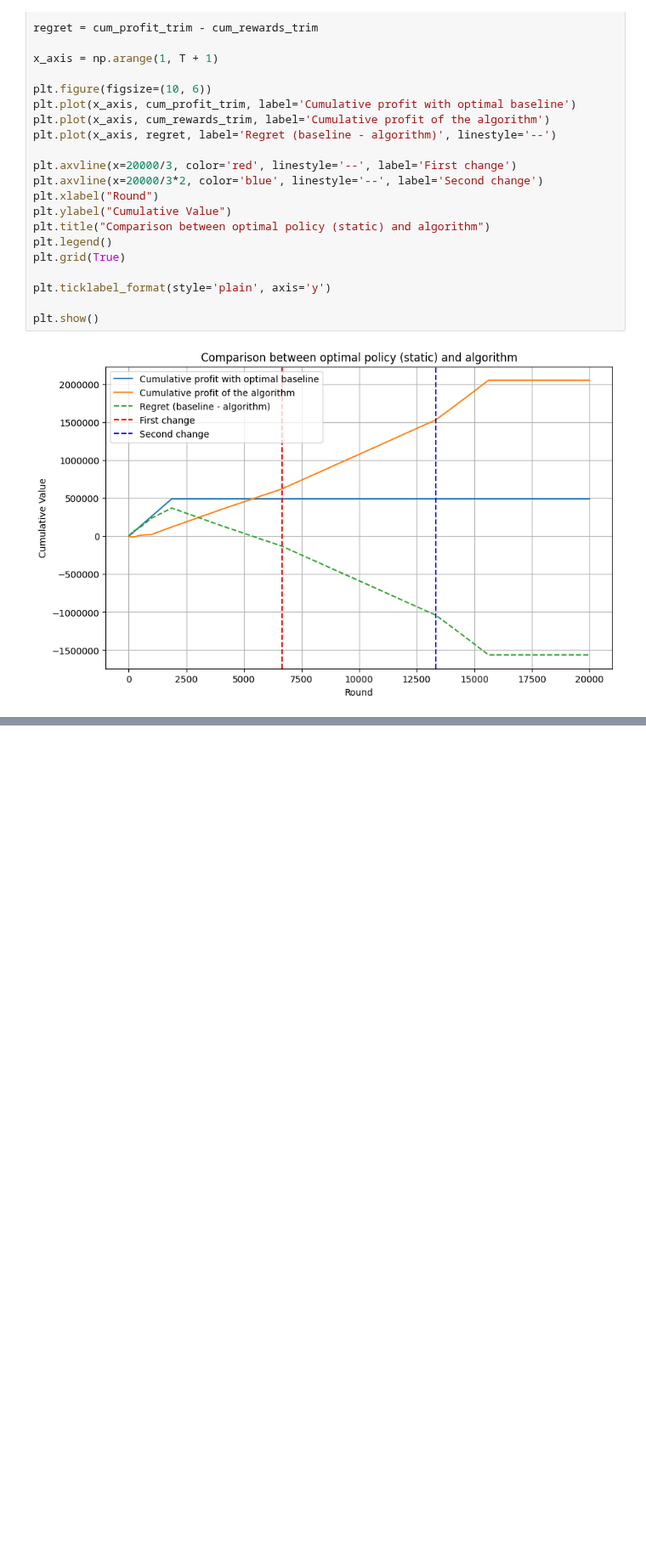
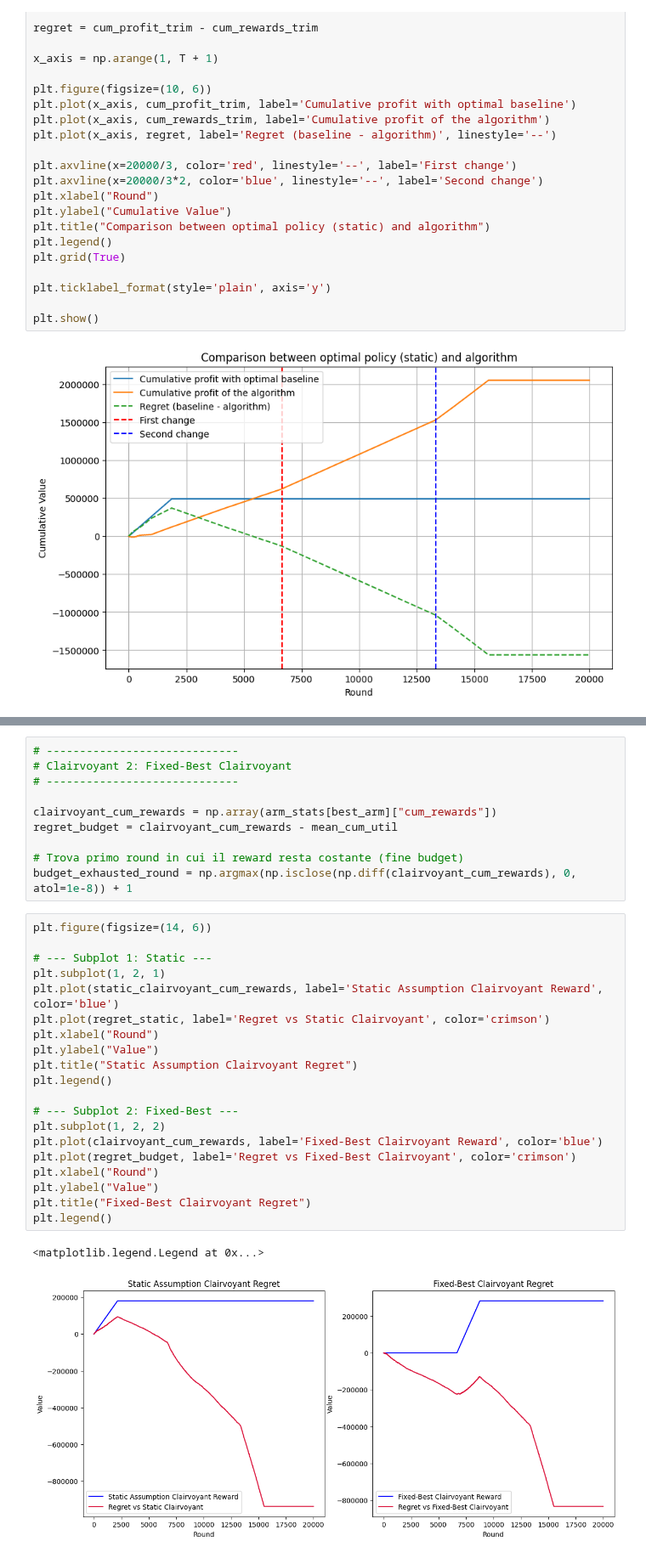
Before and after one commit to peetceenatoo/online-learning, a Jupyter notebook: R5.ipynb, the cells around one changed output, grey strips where cells are left out. Shown at 85% size. Saved outputs shown, nothing was run; the diff lists cells and outputs as text; blank space fills up the shorter version.

```diff
--- a/R5.ipynb
+++ b/R5.ipynb
@@ -378,0 +878,33 @@ plt.show()
+# %%
+# -----------------------------
+# Clairvoyant 2: Fixed-Best Clairvoyant
+# -----------------------------
+
+clairvoyant_cum_rewards = np.array(arm_stats[best_arm]["cum_rewards"])
+regret_budget = clairvoyant_cum_rewards - mean_cum_util
+
+# Trova primo round in cui il reward resta costante (fine budget)
+budget_exhausted_round = np.argmax(np.isclose(np.diff(clairvoyant_cum_rewards), 0, atol=1e-8)) + 1
+# %%
+plt.figure(figsize=(14, 6))
+
+# --- Subplot 1: Static ---
+plt.subplot(1, 2, 1)
+plt.plot(static_clairvoyant_cum_rewards, label='Static Assumption Clairvoyant Reward', color='blue')
+plt.plot(regret_static, label='Regret vs Static Clairvoyant', color='crimson')
+plt.xlabel("Round")
+plt.ylabel("Value")
+plt.title("Static Assumption Clairvoyant Regret")
+plt.legend()
+
+# --- Subplot 2: Fixed-Best ---
+plt.subplot(1, 2, 2)
+plt.plot(clairvoyant_cum_rewards, label='Fixed-Best Clairvoyant Reward', color='blue')
+plt.plot(regret_budget, label='Regret vs Fixed-Best Clairvoyant', color='crimson')
+plt.xlabel("Round")
+plt.ylabel("Value")
+plt.title("Fixed-Best Clairvoyant Regret")
+plt.legend()
+# %% [output]
+<matplotlib.legend.Legend at 0x...>
+[figure, added]
```
Also changed, not shown: parts of 13 cells of this notebook.
